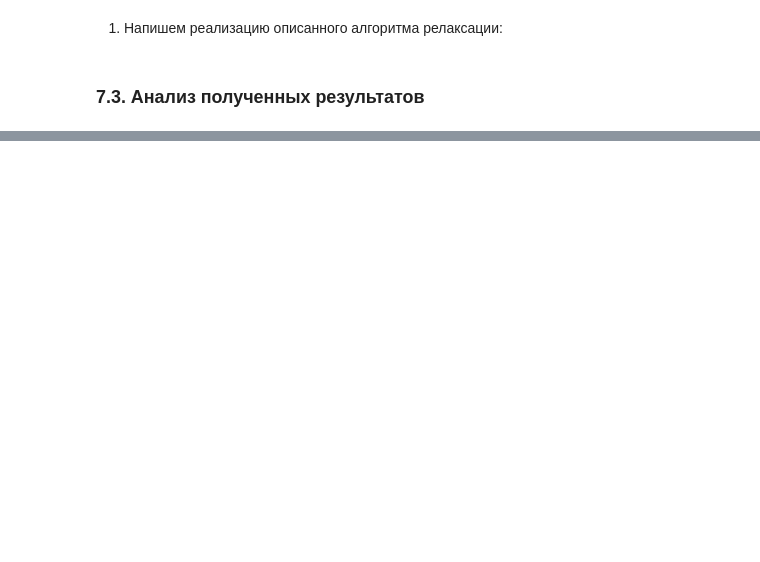
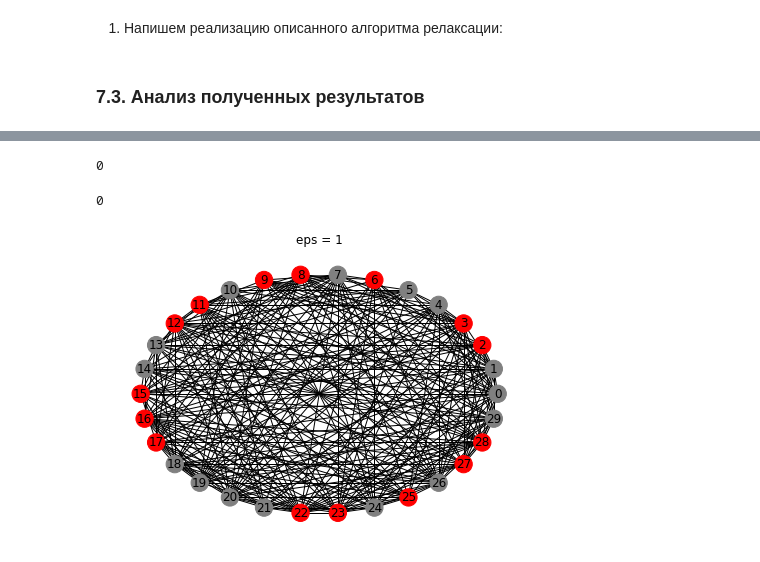
Before and after one commit to danon2018/SDP_project, a Jupyter notebook: SDP.ipynb, the cells around one changed output, grey strips where cells are left out. Drawn from its saved outputs; the diff is of its cells as text; code cells hidden in the pictures; blank space fills up the shorter version.

```diff
--- a/SDP.ipynb
+++ b/SDP.ipynb
@@ -791,12 +816,13 @@ $$0.87856\cdot RELAX\leq MAXCUT\leq RELAX.$$
 def cvx(node_count, weights):
     x = cp.Variable((node_count, node_count), PSD=True)
     obj = cp.Maximize(0.25 * cp.trace(cp.matmul(weights, 1 - x)))
-    constraints = [cp.diag(x) == 1]
+    constraints = [cp.diag(x) == 1, x >> 0, x >> 0, x >> 0]
     prob = cp.Problem(obj, constraints)
     prob.solve(solver = cp.SCS)
     return prob.value, x.value
 
-
+# если flag = 0, то для решения RELAX используется наша реализация метода SDP
+# если flag = 1, то для решения RELAX используется пакетная реализация SDP
 def sdp_maxcut(edge_count, node_count, weights, epsilon = 0.1):
 
     # целевая функция MAX-CUT
@@ -902,0 +904,14 @@ draw_coloured_graph(edges_1, node_count_1, maxcut_nodes_1)
+# %%
+def make_graphs_dataset(n_graphs, n_vertex, n_edges, weighted = True):
+    result = []
+    if weighted:
+        for i in range(n_graphs):
+            g=nx.gnm_random_graph(n_vertex,n_edges)
+        for (u, v) in g.edges():
+            g.edges[u,v]['weight'] = random.randint(1,100)
+        result.append(g)
+    else:
+        for i in range(n_graphs):
+            g=nx.gnm_random_graph(n_vertex,n_edges)
+            result.append(g)
+    return result
@@ -902,0 +950,12 @@ draw_coloured_graph(edges_1, node_count_1, maxcut_nodes_1)
+# %%
+sdp_results_1 = []
+for g in data:
+    edges_1 = list(g.edges)
+    edge_count_1 = g.number_of_edges()
+    node_count_1 = g.number_of_nodes()
+    weights_1 = np.zeros((node_count_1, node_count_1))
+    for x in g.edges(data=True):
+        weights_1[x[0]][x[1]] = x[2]['weight']
+        weights_1[x[1]][x[0]] = x[2]['weight']
+    packet_relax_obj, relax_obj, obj, nodes = sdp_maxcut(edge_count_1, node_count_1, weights_1, epsilon=1)
+    sdp_results_1.append([packet_relax_obj, relax_obj, obj, nodes, node_count_1, edge_count_1])
@@ -902,0 +1002,4 @@ draw_coloured_graph(edges_1, node_count_1, maxcut_nodes_1)
+# %%
+inequality(sdp_results_01)
+# %% [output]
+0
@@ -902,0 +1018,4 @@ draw_coloured_graph(edges_1, node_count_1, maxcut_nodes_1)
+# %%
+inequality(sdp_results_001)
+# %% [output]
+0
@@ -902,0 +1028,6 @@ draw_coloured_graph(edges_1, node_count_1, maxcut_nodes_1)
+# %%
+draw_coloured_graph(data[10].edges, sdp_results_1[10][-2], sdp_results_1[10][-3])
+plt.title('eps = 1')
+plt.show();
+# %% [output]
+[figure, added]
```
Also changed, not shown: parts of 38 cells of this notebook.
